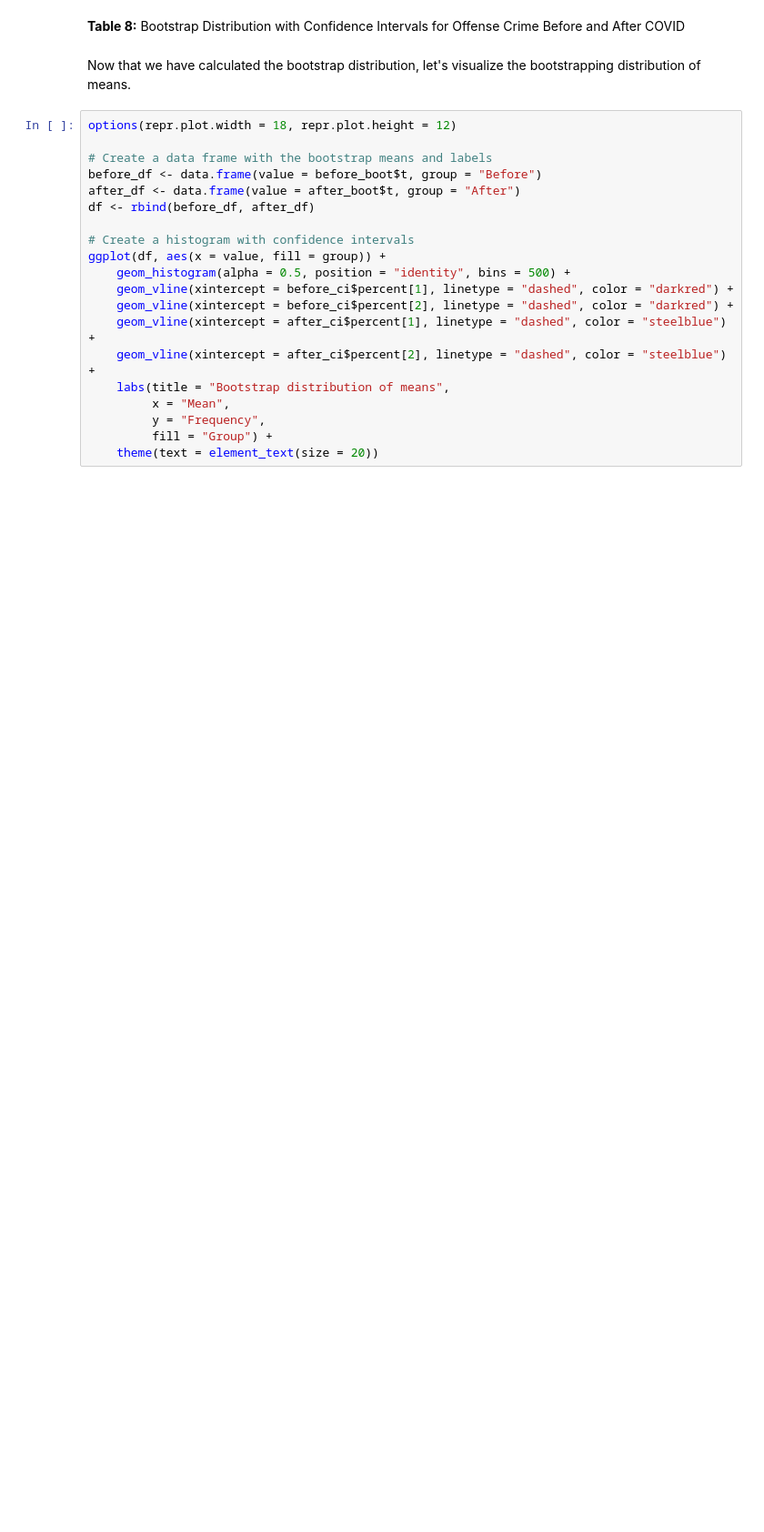
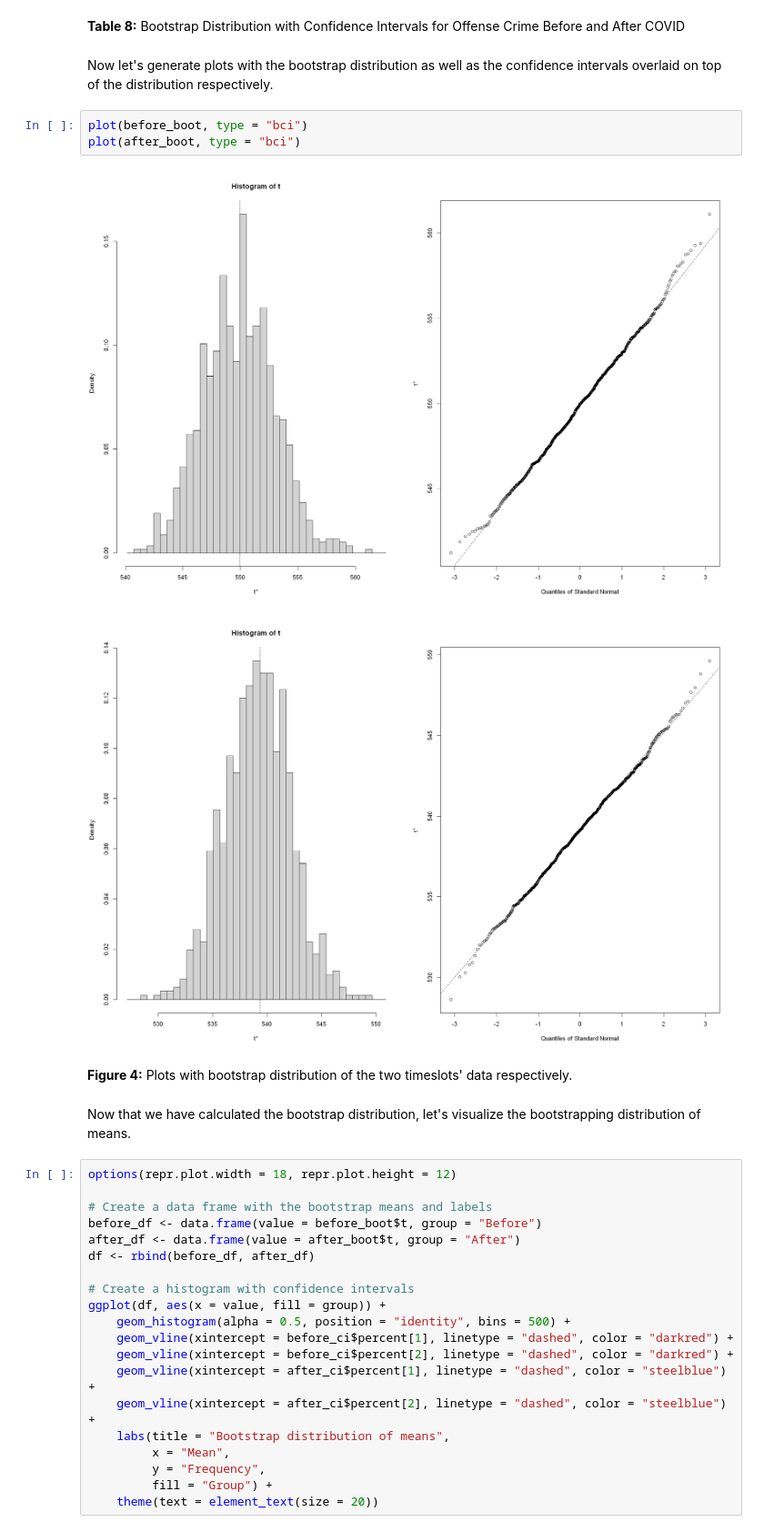
Before and after one commit to Rz02/stat201_2022w2_group_06_project, a Jupyter notebook: crime_rate_comparison.ipynb, the cells around one changed output. Shown at 91% size. Cells and saved outputs as stored; diff of their text form; blank space fills up the shorter version.

Commit message:
ci graphs

```diff
--- a/crime_rate_comparison.ipynb
+++ b/crime_rate_comparison.ipynb
@@ -439,5 +437,15 @@ print(after_ci)
 # %% [markdown]
 **Table 8:** Bootstrap Distribution with Confidence Intervals for Offense Crime Before and After COVID
+# %% [markdown]
+Now let's generate plots with the bootstrap distribution as well as the confidence intervals overlaid on top of the distribution respectively.
+# %%
+plot(before_boot, type = "bci")
+plot(after_boot, type = "bci")
+# %% [output]
+[figure, added]
+[figure, added]
+# %% [markdown]
+**Figure 4:** Plots with bootstrap distribution of the two timeslots' data respectively.
 # %% [markdown]
 Now that we have calculated the bootstrap distribution, let's visualize the bootstrapping distribution of means.
 # %%
```
Also changed, not shown: parts of 9 cells of this notebook.
